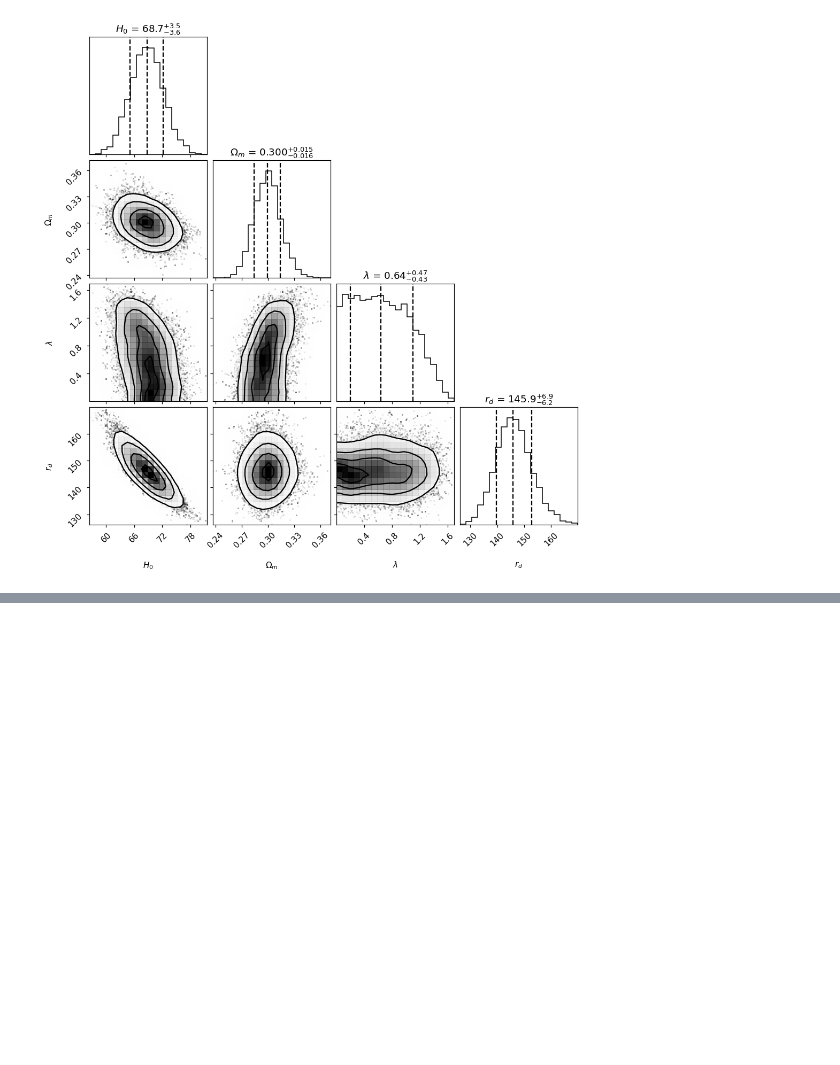
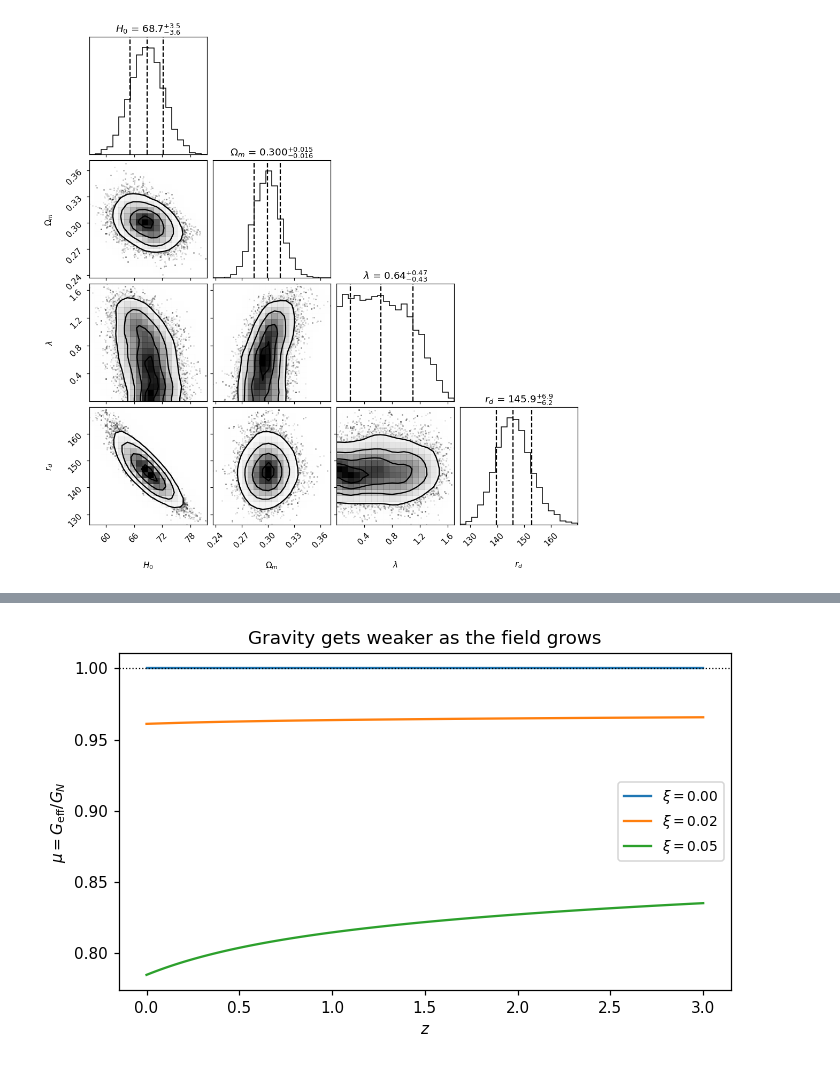
Before and after one commit to salihyesil59/CosmoFit, a Jupyter notebook: examples/03-building-models/scalar_field_models.ipynb, the cells around one changed output, grey strips where cells are left out. Drawn from its saved outputs; the diff is of its cells as text; code cells hidden in the pictures; blank space fills up the shorter version.

```diff
--- a/examples/03-building-models/scalar_field_models.ipynb
+++ b/examples/03-building-models/scalar_field_models.ipynb
@@ -400,0 +402,11 @@ maximum relative drift of the Friedmann constraint: 1.69e-13
+# %%
+zst = np.array([0.0, 0.5, 1.0, 2.0, 5.0])
+
+print(f"{'xi':>7s} {'max|E/E_LCDM-1|':>17s} {'drift':>10s}")
+for xi in (0.0, 0.05, -0.05):
+    m = scalar_tensor(xi)(scalar_tensor(xi).PARAMS_CLASS(
+        H0=70.0, Omega_m=0.3, xi=xi, phi_i=1.0, dphi_i=0.0))
+    print(f"{xi:+7.2f} {np.max(np.abs(m.E(zst)/direct.E(zst) - 1)):17.3e} "
+          f"{m.history(zst).drift:10.2e}")
+
+print("\nxi = 0 is General Relativity, and it comes back exactly.")
@@ -400,0 +455,18 @@ maximum relative drift of the Friedmann constraint: 1.69e-13
+# %%
+fig, ax = plt.subplots(figsize=(6.5, 4))
+zmu = np.linspace(0.0, 3.0, 120)
+
+for xi in (0.0, 0.02, 0.05):
+    m = scalar_tensor(xi, growth="quasi_static")
+    c = m(m.PARAMS_CLASS(H0=70.0, Omega_m=0.3, xi=xi,
+                         phi_i=1.0, dphi_i=0.0))
+    ax.plot(zmu, c.mu(1.0 / (1.0 + zmu)), label=rf"$\xi = {xi:.2f}$")
+
+ax.axhline(1.0, color="k", lw=0.8, ls=":")
+ax.set_xlabel("$z$")
+ax.set_ylabel(r"$\mu = G_{\rm eff}/G_N$")
+ax.set_title("Gravity gets weaker as the field grows")
+ax.legend(fontsize=9)
+fig.tight_layout()
+# %% [output]
+[figure, added]
```
Also changed, not shown: parts of 14 cells of this notebook, 5 other files.
